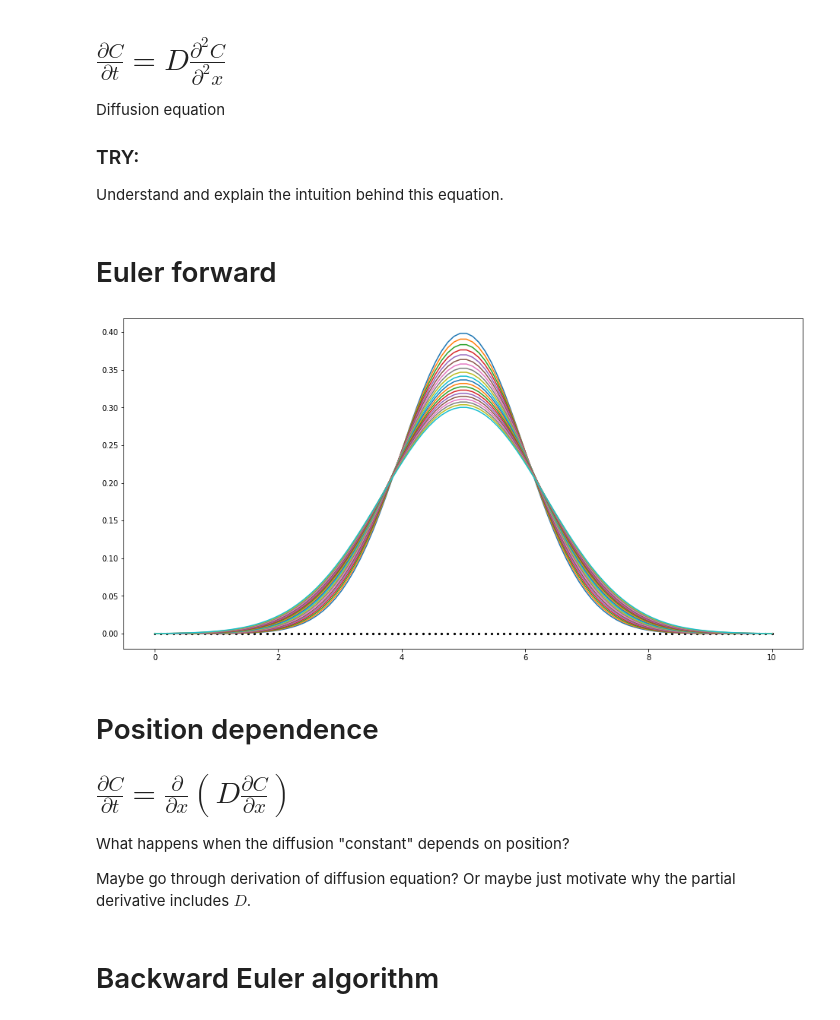
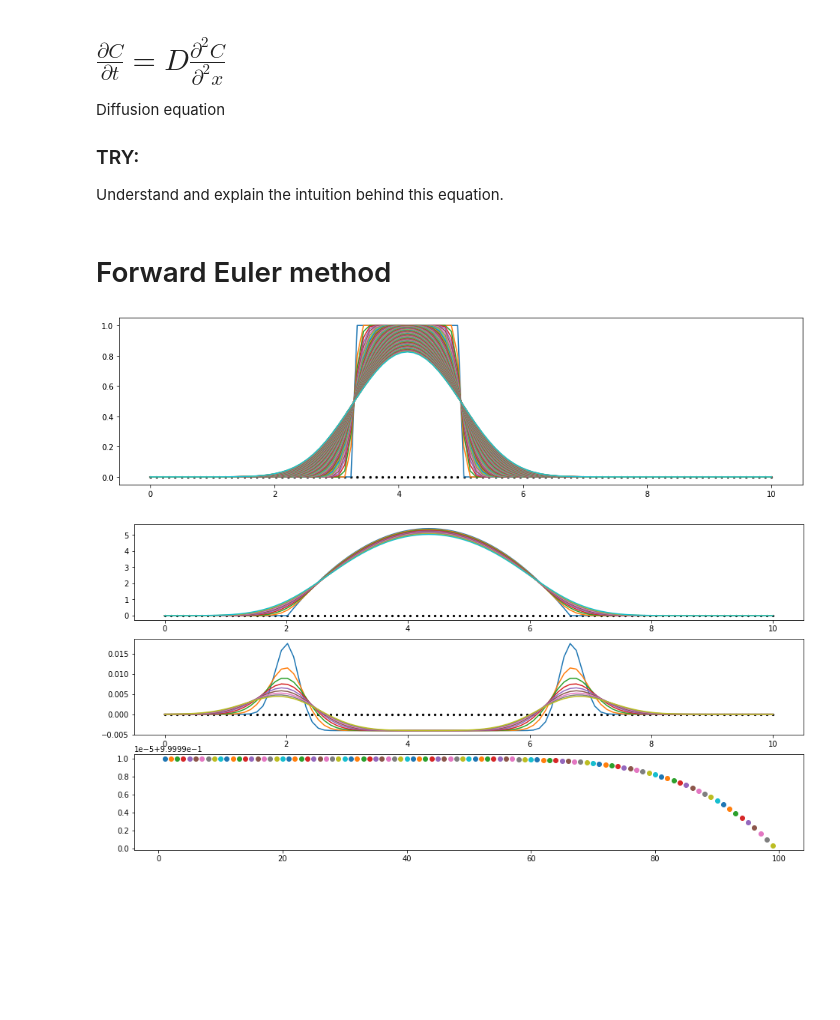
Before and after one commit to mohnjahoney/REU_physics, a Jupyter notebook: diffusion/diffusion.ipynb, the cells around one changed output. Cells and saved outputs as stored; diff of their text form; code cells hidden in the pictures; blank space fills up the shorter version.

```diff
--- a/diffusion/diffusion.ipynb
+++ b/diffusion/diffusion.ipynb
@@ -34,9 +35,9 @@ Diffusion equation
 ### TRY:
 Understand and explain the intuition behind this equation.
 # %% [markdown]
-# Euler forward
+# Forward Euler method
 # %%
-def diffusion_step_euler_forward(c, D, dx, dt, boundary_conditions=None):
+def diffusion_step_forward_euler(c, D, dx, dt, boundary_conditions=None):
 
     # Create dimensionless coefficient cluster.
     F = D*dt/(dx**2)
@@ -59,45 +76,39 @@ def diffusion_step_euler_forward(c, D, dx, dt, boundary_conditions=None):
 # Diffusion constant
 D = 0.2
 
-# Discretize space
-L = 10 # spatial extent
-Nx = 100 # number of spatial grid points - including boundaries
-xs = np.linspace(0, L, Nx)
-dx = xs[1] - xs[0]
-
-# Discretize time
-T = 2 # total time of evolution
-Nt = 200 # number of time grid points - including initial and final times
-ts = np.linspace(0, T, Nt)
-dt = ts[1] - ts[0]
+# Set up our discrete space and time
+L = 10
+Nx = 100
+T = 1
+Nt = 100
+xs, dx, ts, dt = setup_space_and_time(L=L, Nx=Nx, T=T, Nt=Nt)
 
 # Create initial condition
 c = np.zeros(Nx)
 
 # Plateau
-#c[Nx//3:Nx//2] = 1
+c[Nx//3:Nx//2] = 1
 
-# Random
+# # Random
 # c = np.random.random(c.shape)
 
-# Gaussian
-# mu = L/10
-mu= L/2
-sigma = L/10
-a = 1
-c = (a / (sigma*(2*np.pi)**0.5)) * np.exp( -(1/2)*(xs - mu)**2 / sigma**2 )
+# # Gaussian
+# mu= L/3
+# sigma = L/10
+# a = 1
+# c = (a / (sigma*(2*np.pi)**0.5)) * np.exp( -(1/2)*(xs - mu)**2 / sigma**2 )
 
 # Set BCs
 bcs = [0, 0]
 # %%
-fig = plt.figure(figsize=(16, 8))
+fig = plt.figure(figsize=(16, 4))
 plt.scatter(xs, 0*xs, s=5, c='k')
 plt.plot(xs, c)
 
 for tind in range(1, Nt):
-    c = diffusion_step_euler_forward(c, D, dx, dt, boundary_conditions=bcs)
+    c = diffusion_step_forward_euler(c, D, dx, dt, boundary_conditions=bcs)
 
-    if tind % 10 == 0:
+    if tind % 1 == 0:
         plt.plot(xs, c)
 # %% [output]
-[figure, old version]
+[figure, new version]
@@ -121,2 +164,24 @@ for tind in range(1, Nt):
+# %%
+fig, ax = plt.subplots(nrows=3, ncols=1, figsize=(16, 8))
+ax[0].scatter(xs, 0*xs, s=5, c='k')
+ax[1].scatter(xs, 0*xs, s=5, c='k')
+
+ax[0].plot(xs, c)
+
+original_mass = np.sum(c)
+
+c_old = copy.copy(c)
+
+for tind in range(1, Nt):
+    c = diffusion_step_forward_euler(c, D, dx, dt, boundary_conditions=bcs)
+    if tind % 10 == 0:
+        ax[0].plot(xs, c)
+        ax[1].plot(xs, c - c_old)
+
+    c_old = copy.copy(c)
+
+    ax[2].scatter(tind, np.sum(c)/original_mass)
+# %% [output]
+[figure, added]
 # %%
 # TRY: Add an option to the diffusion_step() function for boundary_conditions='free'. Use your intuition to come up with two different ways to implement these "free" boundary conditions. Compare your two methods - do they produce similar results?
@@ -126,11 +187,0 @@ for tind in range(1, Nt):
-# %% [markdown]
-# Position dependence
-
-# $\frac{\partial C}{\partial t} = \frac{\partial}{\partial x}(D \frac{\partial C}{\partial x})$
-
-What happens when the diffusion "constant" depends on position?
-
-Maybe go through derivation of diffusion equation?
-Or maybe just motivate why the partial derivative includes $D$.
-# %% [markdown]
-# Backward Euler algorithm
```
Also changed, not shown: parts of 37 cells of this notebook.
